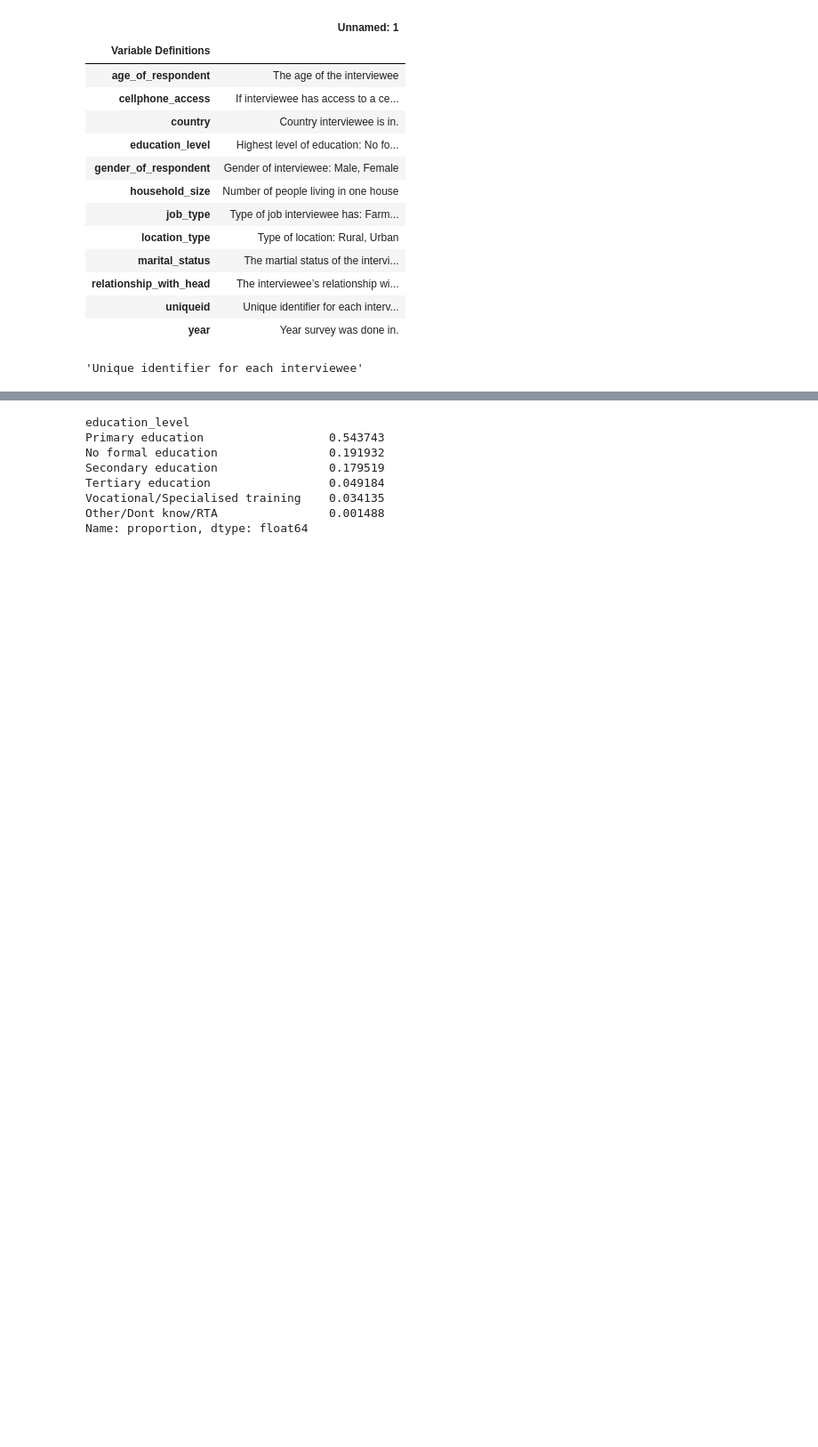
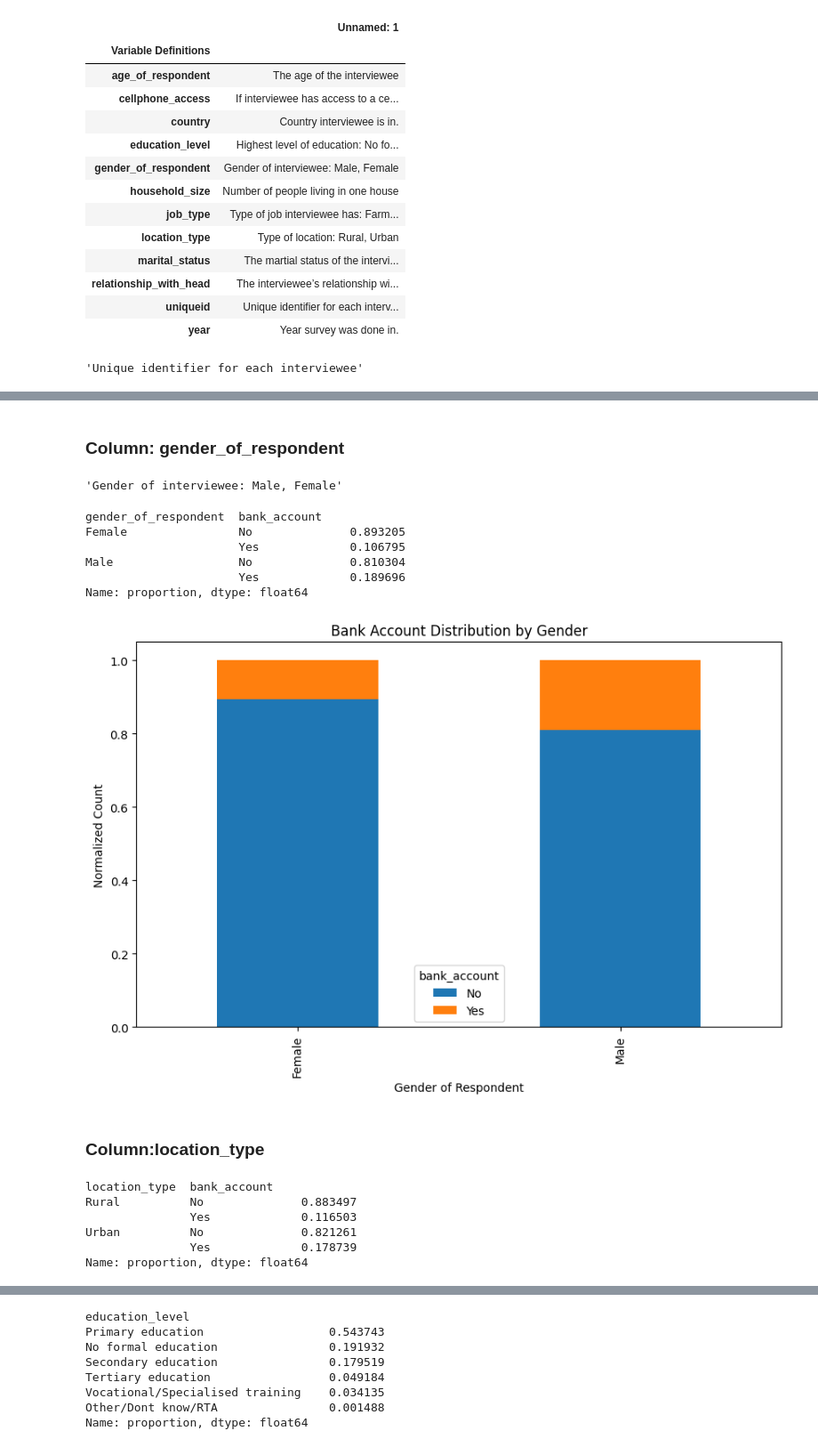
Before and after one commit to datakiptoo/Financial_Inclusion, a Jupyter notebook: hack.ipynb, the cells around one changed output, grey strips where cells are left out. Shown at 89% size. Drawn from its saved outputs; the diff is of its cells as text; code cells hidden in the pictures; blank space fills up the shorter version.

```diff
--- a/hack.ipynb
+++ b/hack.ipynb
@@ -125,0 +161,44 @@ column_definition.loc['uniqueid','Unnamed: 1']
+# %% [markdown]
+### Column: gender_of_respondent
+# %%
+column_definition.loc['gender_of_respondent','Unnamed: 1']
+# %% [output]
+'Gender of interviewee: Male, Female'
+# %%
+gender=data.groupby('gender_of_respondent')
+gender['bank_account'].value_counts(normalize=True)
+# %% [output]
+gender_of_respondent  bank_account
+Female                No              0.893205
+                      Yes             0.106795
+Male                  No              0.810304
+                      Yes             0.189696
+Name: proportion, dtype: float64
+# %%
+# Reshape the data for better visualization
+gender_unstacked = gender['bank_account'].value_counts(normalize=True).unstack(level=-1, fill_value=0)
+
+# Plot the data
+gender_unstacked.plot(kind='bar', figsize=(10, 6), stacked=True)
+
+# Add labels and title
+plt.xlabel('Gender of Respondent')
+plt.ylabel('Normalized Count')
+plt.title('Bank Account Distribution by Gender')
+
+# Show the plot
+plt.show()
+# %% [output]
+[figure, added]
+# %% [markdown]
+### Column:location_type
+# %%
+location=data.groupby('location_type')
+location['bank_account'].value_counts(normalize=True)
+# %% [output]
+location_type  bank_account
+Rural          No              0.883497
+               Yes             0.116503
+Urban          No              0.821261
+               Yes             0.178739
+Name: proportion, dtype: float64
```
Also changed, not shown: parts of 67 cells of this notebook, 1 other file.
